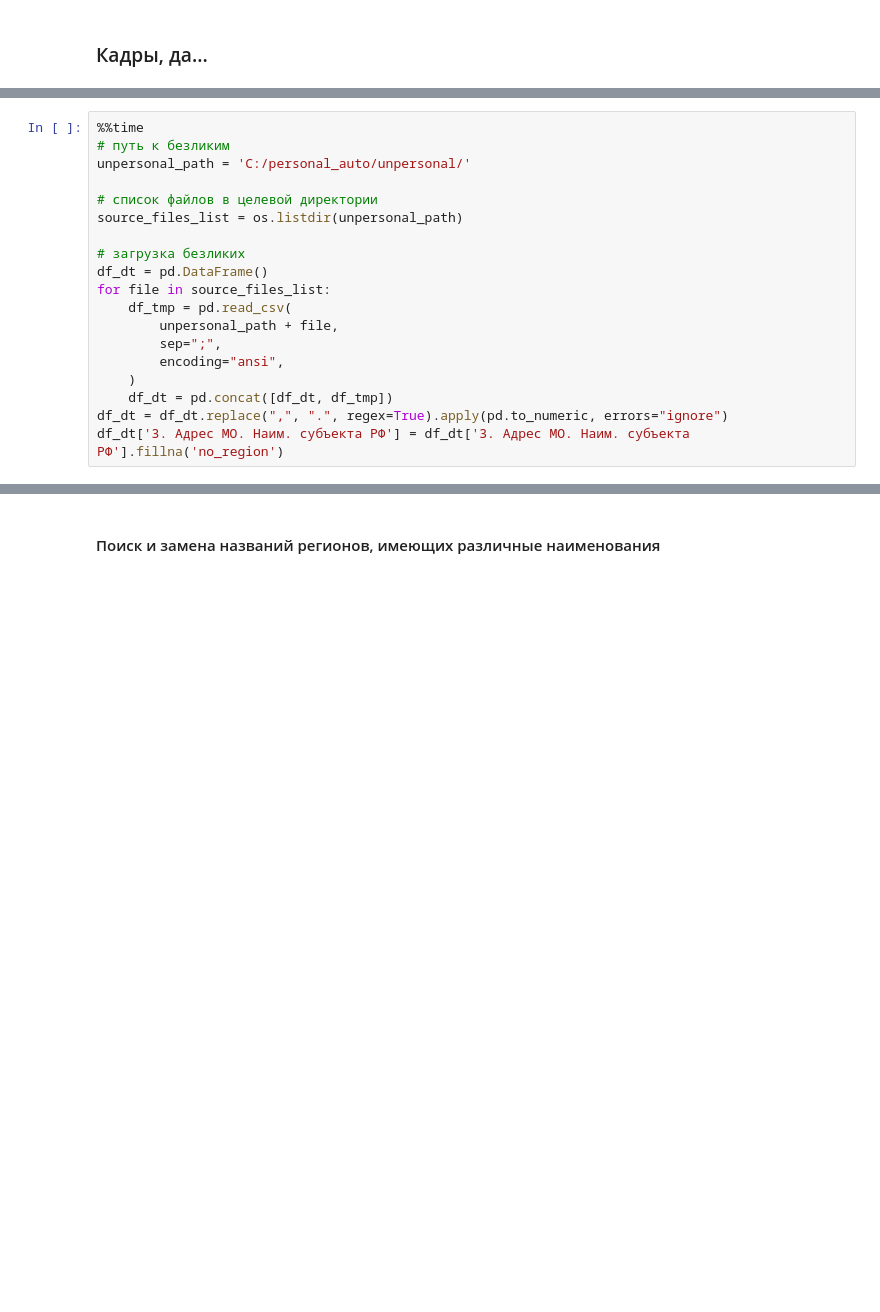
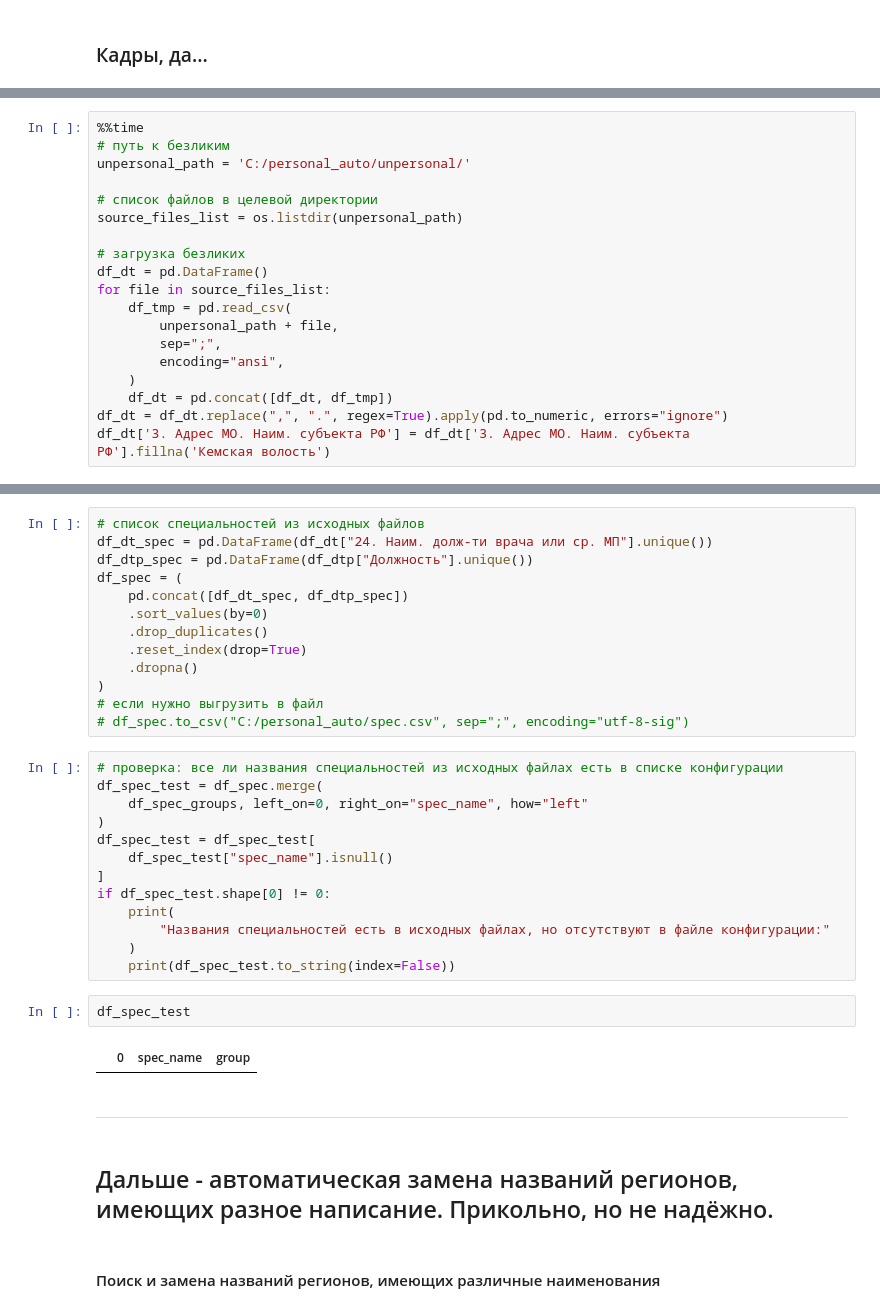
Before and after one commit to s-eremeev/eremeev, a Jupyter notebook: work/scripts/personal.ipynb, the cells around one changed output, grey strips where cells are left out. Saved outputs shown, nothing was run; the diff lists cells and outputs as text; blank space fills up the shorter version.

```diff
--- a/work/scripts/personal.ipynb
+++ b/work/scripts/personal.ipynb
@@ -121,5 +121,5 @@ for file in source_files_list:
     )
     df_dt = pd.concat([df_dt, df_tmp])
 df_dt = df_dt.replace(",", ".", regex=True).apply(pd.to_numeric, errors="ignore")
-df_dt['3. Адрес МО. Наим. субъекта РФ'] = df_dt['3. Адрес МО. Наим. субъекта РФ'].fillna('no_region')
+df_dt['3. Адрес МО. Наим. субъекта РФ'] = df_dt['3. Адрес МО. Наим. субъекта РФ'].fillna('Кемская волость')
 # %% [output]
@@ -190,3 +241,37 @@ Wall time: 8.8 s
+# %%
+# список специальностей из исходных файлов
+df_dt_spec = pd.DataFrame(df_dt["24. Наим. долж-ти врача или ср. МП"].unique())
+df_dtp_spec = pd.DataFrame(df_dtp["Должность"].unique())
+df_spec = (
+    pd.concat([df_dt_spec, df_dtp_spec])
+    .sort_values(by=0)
+    .drop_duplicates()
+    .reset_index(drop=True)
+    .dropna()
+)
+# если нужно выгрузить в файл
+# df_spec.to_csv("C:/personal_auto/spec.csv", sep=";", encoding="utf-8-sig")
+# %%
+# проверка: все ли названия специальностей из исходных файлах есть в списке конфигурации
+df_spec_test = df_spec.merge(
+    df_spec_groups, left_on=0, right_on="spec_name", how="left"
+)
+df_spec_test = df_spec_test[
+    df_spec_test["spec_name"].isnull()
+]
+if df_spec_test.shape[0] != 0:
+    print(
+        "Названия специальностей есть в исходных файлах, но отсутствуют в файле конфигурации:"
+    )
+    print(df_spec_test.to_string(index=False))
+# %%
+df_spec_test
+# %% [output]
+|  | 0 | spec_name | group |
+# %% [markdown]
+***
+# %% [markdown]
+## Дальше - автоматическая замена названий регионов, имеющих разное написание. Прикольно, но не надёжно.
 # %% [markdown]
 #### Поиск и замена названий регионов, имеющих различные наименования
 # %%
```
Also changed, not shown: parts of 7 cells of this notebook, 1 other file.
